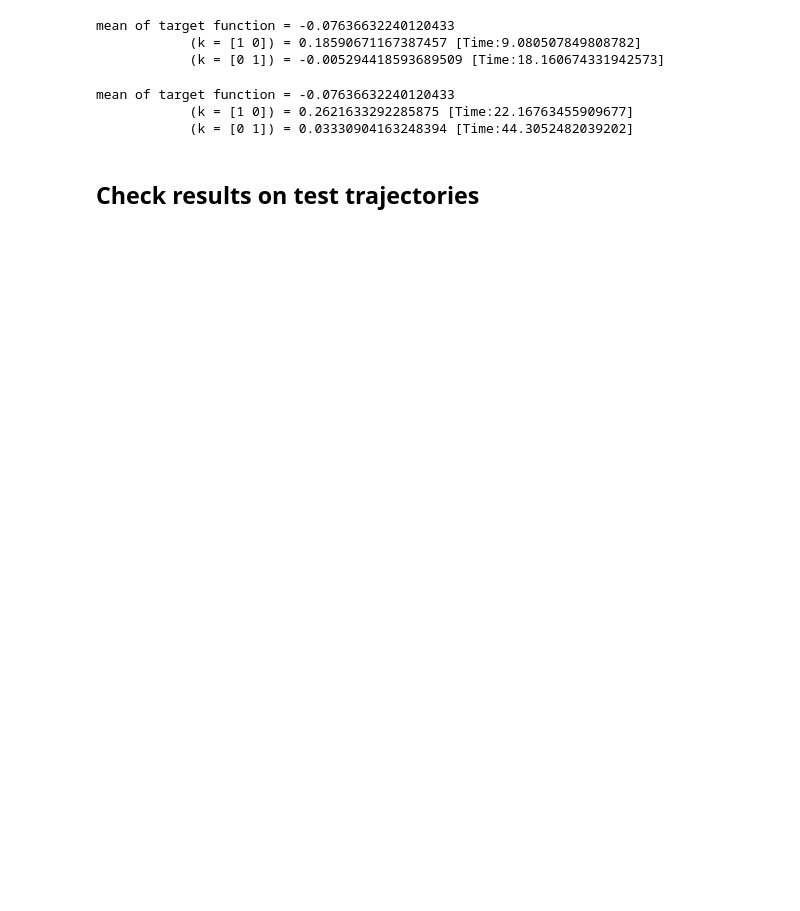
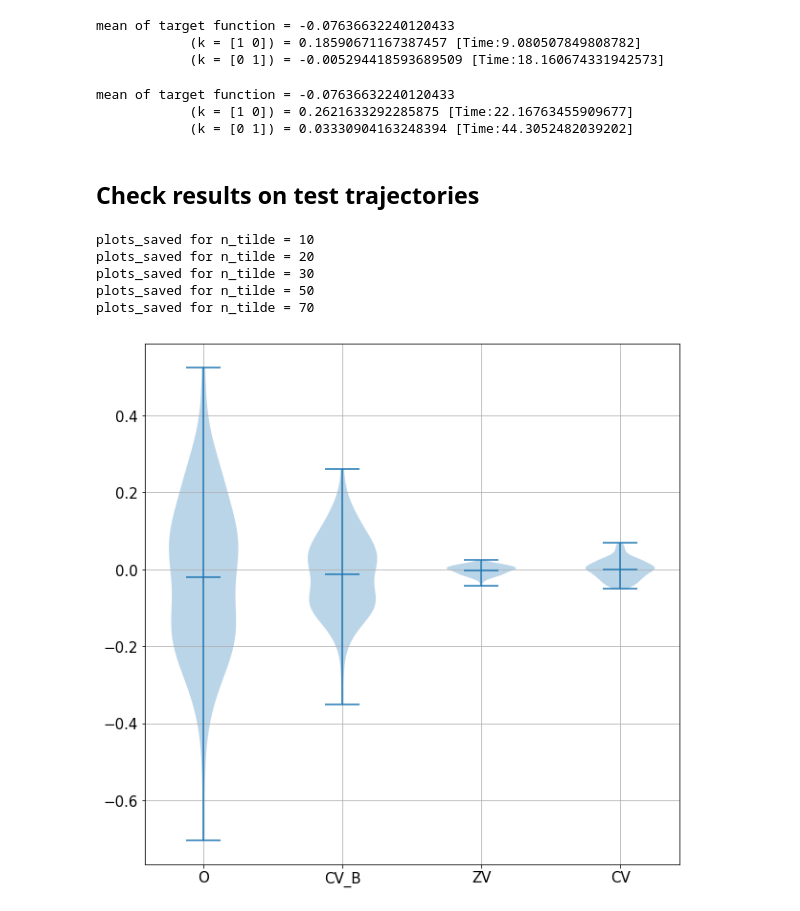
Before and after one commit to ShagadatovNurlan/VR-MCMC, a Jupyter notebook: GM_2d.ipynb, the cells around one changed output. Drawn from its saved outputs; the diff is of its cells as text; code cells hidden in the pictures; blank space fills up the shorter version.

```diff
--- a/GM_2d.ipynb
+++ b/GM_2d.ipynb
@@ -87,0 +101,8 @@ mean of target function = -0.07636632240120433
+# %%
+i_test = 5
+time_1 = timeit.default_timer()
+p = local_weighted_estimator(XX_test[i_test])
+print ("mean of target function =", p)
+for i in range(len(k_comb)):
+    p = p - Algo1.M_bias(k_comb[i],XX_test[i_test],GG_test[i_test], ZZ_test[i_test], h, degrees,Betas,200)
+    print ("            (k = {}) = {} [Time:{}]".format(k_comb[i],p,timeit.default_timer()-time_1))
@@ -111,9 +136,3 @@ mean of target function = -0.07636632240120433
             (k = [0 1]) = 0.03330904163248394 [Time:44.3052482039202]
 # %% [markdown]
 ## Check results on test trajectories
-# %%
-P_test = estimator(XX_test)
-
-M_test = np.empty((len(k_comb),P_test.shape[0]))
-for i in range(len(k_comb)):
-    M_test[i] = Algo1.estimator_bias(k_comb[i], XX_test, GG_test, ZZ_test, h, degrees,Betas,100, n_jobs=8)
@@ -139,0 +183,16 @@ res_cv_2 = np.array(res_cv_2).reshape(-1)
+# %%
+for n_tilde in [10, 20, 30, 50, 70]:
+    M_test = np.empty((len(k_comb),P_test.shape[0]))
+    for i in range(len(k_comb)):
+        M_test[i] = Algo1.estimator_bias(k_comb[i], XX_test, GG_test, ZZ_test, h, degrees,Betas, n_tilde, n_jobs=3)
+    save_plot(M_test, n_tilde)
+    np.save("Algo1_logs/GM_{}d_M_test(h = {}, n = {}, K = 1, n_tilde={}, f_target = {}).npy".
+            format(dim, h, n, n_tilde,f_target), M_test)
+    print("plots_saved for n_tilde = {}".format(n_tilde))
+# %% [output]
+plots_saved for n_tilde = 10
+plots_saved for n_tilde = 20
+plots_saved for n_tilde = 30
+plots_saved for n_tilde = 50
+plots_saved for n_tilde = 70
+[figure, added]
```
Also changed, not shown: parts of 14 cells of this notebook, 4 other files.
